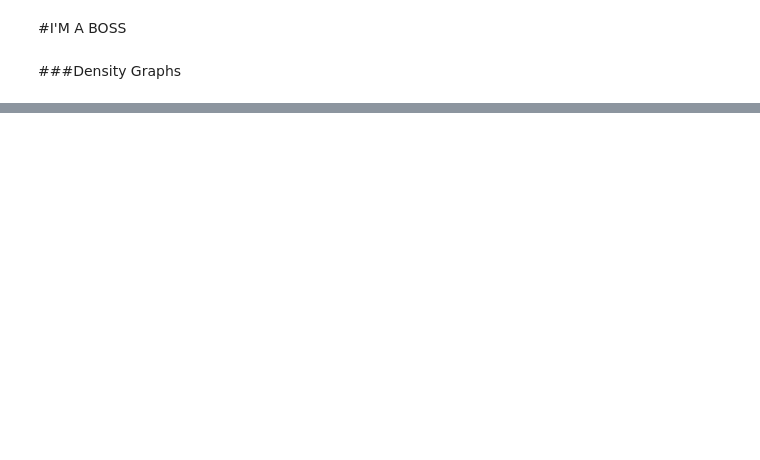
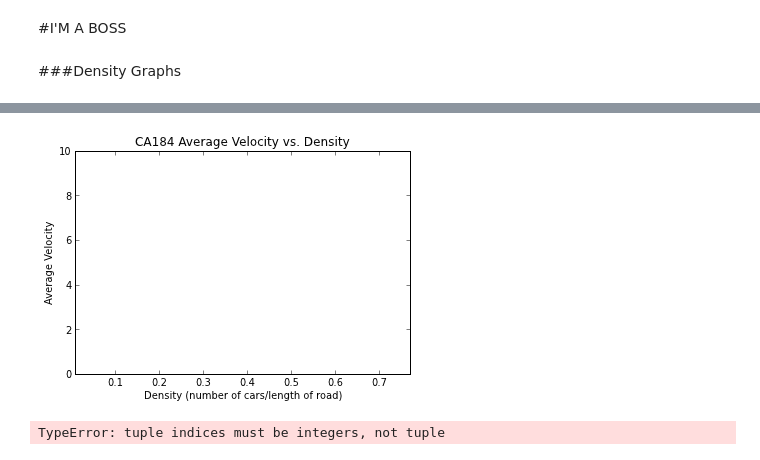
Before and after one commit to ipowellPHYS202/PHYS202-S13, a Jupyter notebook: Project/1DTrafficFlow.ipynb, the cells around one changed output, grey strips where cells are left out. Saved outputs shown, nothing was run; the diff lists cells and outputs as text; code cells hidden in the pictures; blank space fills up the shorter version.

```diff
--- a/Project/1DTrafficFlow.ipynb
+++ b/Project/1DTrafficFlow.ipynb
@@ -751,0 +713,8 @@ Densities = zeros(max(n_cars)*iterations).reshape(iterations,max(n_cars))
+# %%
+C[79:80,[0]]
+
+DataCA184 = zeros(2*80).reshape(80,2)
+
+for k in range(1,81):
+    DataCA184[k-1:k,[0]]=k*.01
+print DataCA184[79:80,[0]]
@@ -751,0 +725,24 @@ Densities = zeros(max(n_cars)*iterations).reshape(iterations,max(n_cars))
+# %%
+iterations = 150
+length = arange(1,101)
+DataCA184 = zeros(2*80).reshape(80,2)
+
+for k in range(2,81):
+    DataCA184[k-1:k,[0]]=k*.01
+print DataCA184[2]*100
+
+
+iterations = 150
+length = arange(1,101)
+DataCA184 = zeros(2*79).reshape(79,2)
+
+for k in range(1,80):
+    DataCA184[k-1:k,[0]]=(k+1)*.01
+
+for j in range(1,80):
+
+    random.shuffle(length)
+    int(DataCA184[j-1:j,[0]]*100)
+print DataCA184[:,[0]]
+
+print 150/2.
@@ -751,0 +927,20 @@ Densities = zeros(max(n_cars)*iterations).reshape(iterations,max(n_cars))
+# %%
+plot(DataCA184[:,[0]],DataCA184[:,[1]])
+ylim(0,v_max)
+xlim(.01,.77)
+xlabel('Density (number of cars/length of road)')
+ylabel('Average Velocity')
+title('CA184 Average Velocity vs. Density')
+show()
+# %% [output]
+[figure, added]
+# %%
+plot(DataSTCA[:,[0]],DataSTCA[:,[1]])
+xlim(.01,.77)
+ylim(0.,v_max)
+xlabel('Density (number of cars/length of road)')
+ylabel('Average Velocity')
+title('STCA Average Velocity vs. Density')
+show()
+# %% [output]
+TypeError: tuple indices must be integers, not tuple
```
Also changed, not shown: parts of 35 cells of this notebook.
